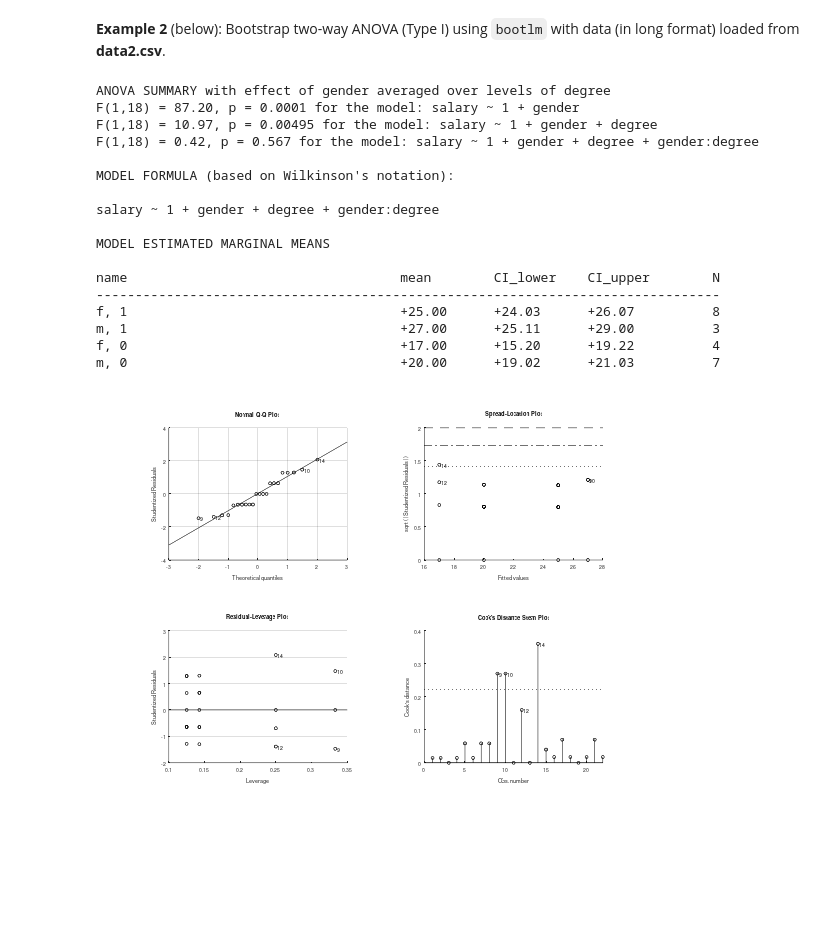
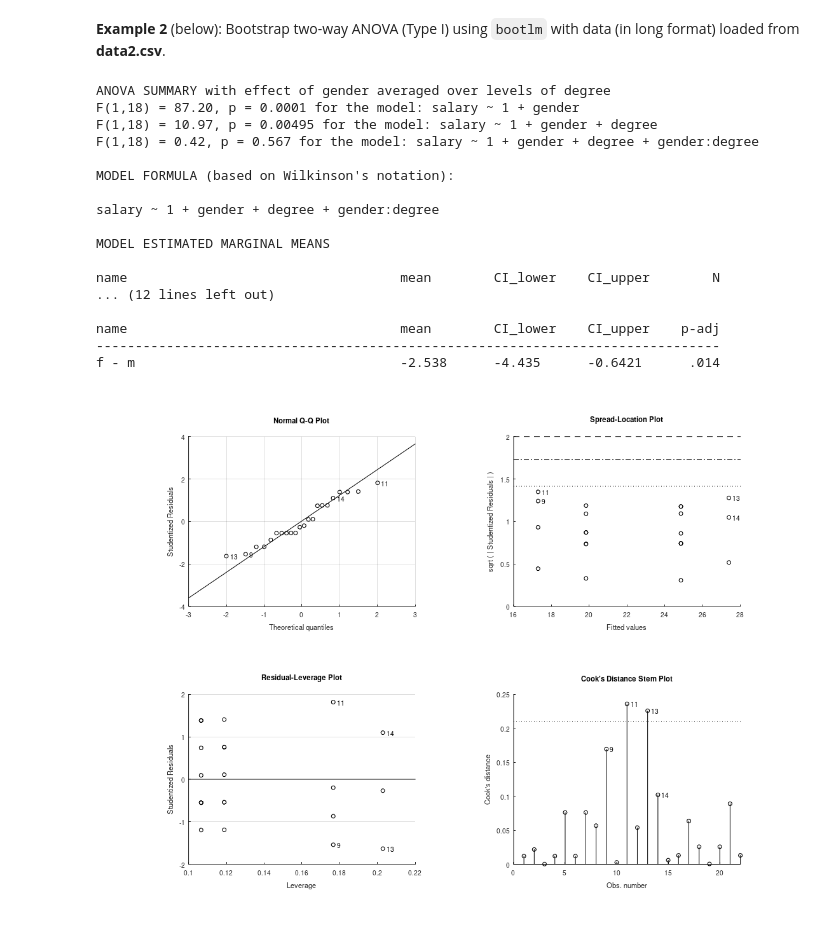
Before and after one commit to binder-examples/octave, a Jupyter notebook: statistics-resampling.ipynb, the cells around one changed output. Cells and saved outputs as stored; diff of their text form; code cells hidden in the pictures; blank space fills up the shorter version.

```diff
--- a/statistics-resampling.ipynb
+++ b/statistics-resampling.ipynb
@@ -44,35 +44,43 @@ pval = 3.7879e-04
                              'full', 'display', 'off', 'varnames', ...
                              {'gender', 'degree'}, 'seed', 1);
 
 # Report ANOVA results
 fprintf ('ANOVA SUMMARY with effect of gender averaged over levels of degree\n')
 for i = 1:numel(AOVSTAT.MODEL)
   fprintf ('F(%u,%u) = %.2f, p = %.3g for the model: %s\n', ...
            AOVSTAT.DF(i), AOVSTAT.DFE, AOVSTAT.F(i), ...
            AOVSTAT.PVAL(i), AOVSTAT.MODEL{i});
 end
 
 # Calculate estimate marginal means and credible intervals by bayesian bootstrap
+# using an uninformative prior
 STATS = bootlm (salary, {gender, degree}, 'model', 'full', ...
                         'display', 'on', 'varnames', ...
                         {'gender', 'degree'}, 'dim', [1, 2], ...
                         'method', 'bayesian','prior', 'auto');
+
+# Test whether salaries of men and women differ after accounting for whether the
+# employees have a college degree (and assuming no interaction at population level)
+STATS = bootlm (salary, {degree, gender}, 'model', 'linear', ...
+                        'display', 'on', 'varnames', ...
+                        {'gender', 'degree'}, 'dim', 2, ...
+                        'posthoc', [1, 2]);
 # %% [output]
 ANOVA SUMMARY with effect of gender averaged over levels of degree
 F(1,18) = 87.20, p = 0.0001 for the model: salary ~ 1 + gender
 F(1,18) = 10.97, p = 0.00495 for the model: salary ~ 1 + gender + degree
 F(1,18) = 0.42, p = 0.567 for the model: salary ~ 1 + gender + degree + gender:degree
 
 MODEL FORMULA (based on Wilkinson's notation):
 
 salary ~ 1 + gender + degree + gender:degree
 
 MODEL ESTIMATED MARGINAL MEANS
 
 name                                   mean        CI_lower    CI_upper        N
+... (12 lines left out)
+
+name                                   mean        CI_lower    CI_upper    p-adj
 --------------------------------------------------------------------------------
-f, 1                                   +25.00      +24.03      +26.07          8
-m, 1                                   +27.00      +25.11      +29.00          3
-f, 0                                   +17.00      +15.20      +19.22          4
-m, 0                                   +20.00      +19.02      +21.03          7
+f - m                                  -2.538      -4.435      -0.6421      .014
-[figure, old version]
+[figure, new version]
```
